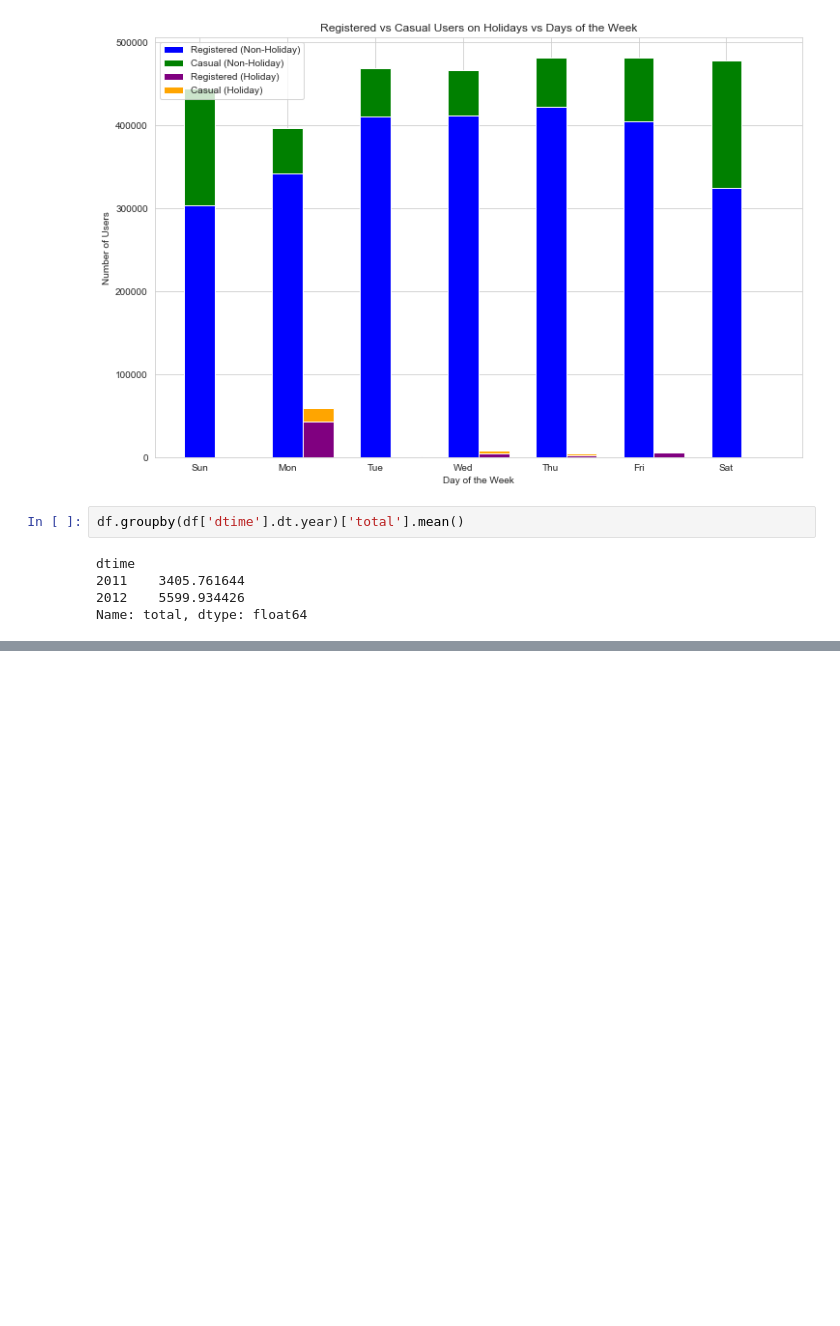
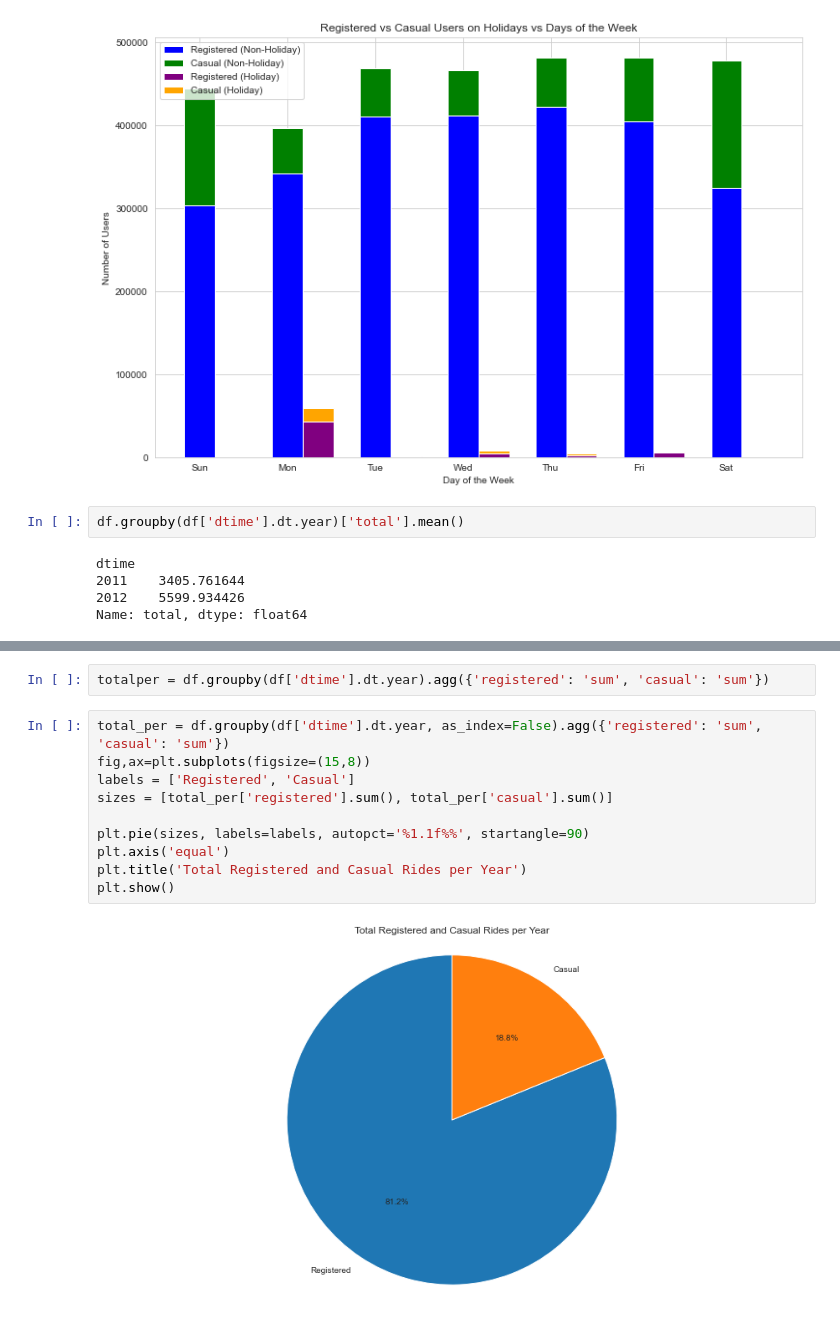
Before and after one commit to Maxremmo/Bike-Sharing-ML, a Jupyter notebook: bike_eda_daily.ipynb, the cells around one changed output, grey strips where cells are left out. Saved outputs shown, nothing was run; the diff lists cells and outputs as text; blank space fills up the shorter version.

```diff
--- a/bike_eda_daily.ipynb
+++ b/bike_eda_daily.ipynb
@@ -535,0 +548,14 @@ windy_users = df.groupby('windy_cat', as_index=False)['total'].sum()
+# %%
+totalper = df.groupby(df['dtime'].dt.year).agg({'registered': 'sum', 'casual': 'sum'})
+# %%
+total_per = df.groupby(df['dtime'].dt.year, as_index=False).agg({'registered': 'sum', 'casual': 'sum'})
+fig,ax=plt.subplots(figsize=(15,8))
+labels = ['Registered', 'Casual']
+sizes = [total_per['registered'].sum(), total_per['casual'].sum()]
+
+plt.pie(sizes, labels=labels, autopct='%1.1f%%', startangle=90)
+plt.axis('equal')
+plt.title('Total Registered and Casual Rides per Year')
+plt.show()
+# %% [output]
+[figure, added]
```
Also changed, not shown: parts of 9 cells of this notebook.
